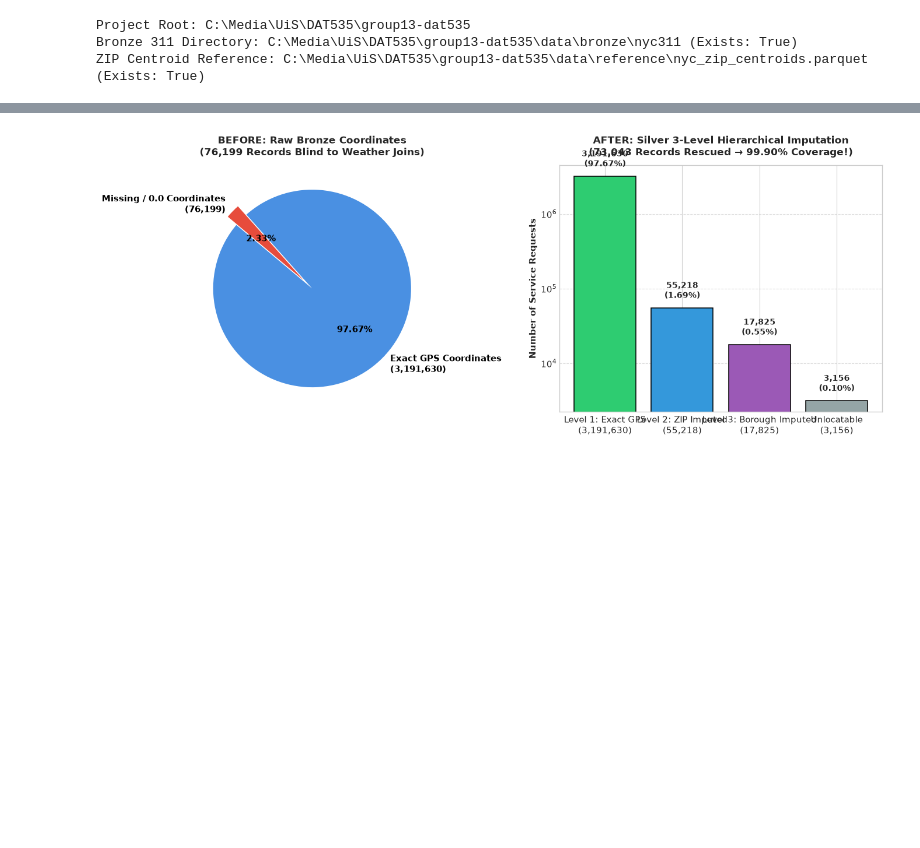
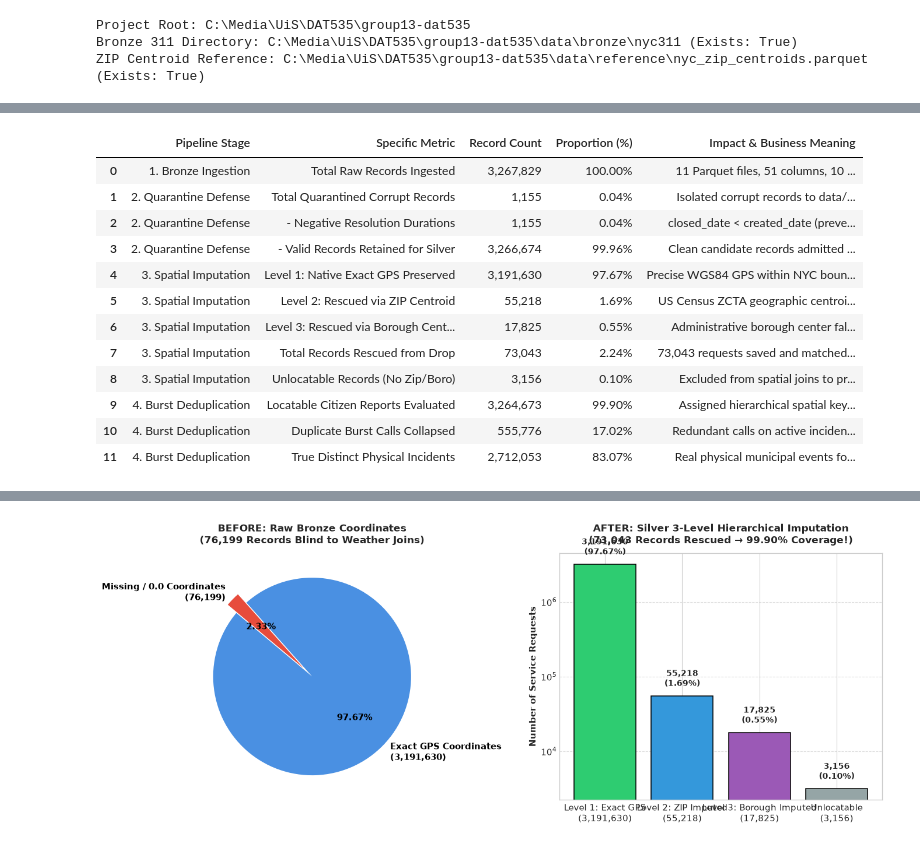
Before and after one commit to GabIsr/group13-dat535, a Jupyter notebook: notebooks/18_medallion_quality_and_transformation_summary.ipynb, the cells around one changed output, grey strips where cells are left out. Cells and saved outputs as stored; diff of their text form; code cells hidden in the pictures; blank space fills up the shorter version.

```diff
--- a/notebooks/18_medallion_quality_and_transformation_summary.ipynb
+++ b/notebooks/18_medallion_quality_and_transformation_summary.ipynb
@@ -141,2 +151,34 @@ Loaded 3,267,829 records across 9 columns in 0.39s
+# %%
+summary_data = [
+    ("1. Bronze Ingestion", "Total Raw Records Ingested", f"{total_bronze_rows:,}", "100.00%", f"{bronze_files_count} Parquet files, 51 columns, 10 contiguous months"),
+    ("2. Quarantine Defense", "Total Quarantined Corrupt Records", f"{total_quarantined:,}", f"{total_quarantined/total_bronze_rows*100:.2f}%", "Isolated corrupt records to data/quarantine"),
+    ("2. Quarantine Defense", " - Negative Resolution Durations", f"{neg_duration.sum():,}", f"{neg_duration.sum()/total_bronze_rows*100:.2f}%", "closed_date < created_date (prevents SLA distortion)"),
+    ("2. Quarantine Defense", " - Valid Records Retained for Silver", f"{valid_candidates:,}", f"{valid_candidates/total_bronze_rows*100:.2f}%", "Clean candidate records admitted to Silver pipeline"),
+    ("3. Spatial Imputation", "Level 1: Native Exact GPS Preserved", f"{lvl1_gps:,}", f"{lvl1_gps/total_bronze_rows*100:.2f}%", "Precise WGS84 GPS within NYC bounding box"),
+    ("3. Spatial Imputation", "Level 2: Rescued via ZIP Centroid", f"{lvl2_zip:,}", f"{lvl2_zip/total_bronze_rows*100:.2f}%", "US Census ZCTA geographic centroids imputed"),
+    ("3. Spatial Imputation", "Level 3: Rescued via Borough Centroid", f"{lvl3_boro:,}", f"{lvl3_boro/total_bronze_rows*100:.2f}%", "Administrative borough center fallback imputed"),
+    ("3. Spatial Imputation", "Total Records Rescued from Drop", f"{total_spatial_rescued:,}", f"{total_spatial_rescued/total_bronze_rows*100:.2f}%", f"{total_spatial_rescued:,} requests saved and matched to Weather Grid!"),
+    ("3. Spatial Imputation", "Unlocatable Records (No Zip/Boro)", f"{unlocatable:,}", f"{unlocatable/total_bronze_rows*100:.2f}%", "Excluded from spatial joins to prevent Cartesian skew"),
+    ("4. Burst Deduplication", "Locatable Citizen Reports Evaluated", f"{total_locatable:,}", f"{total_locatable/total_bronze_rows*100:.2f}%", "Assigned hierarchical spatial keys & timestamps"),
+    ("4. Burst Deduplication", "Duplicate Burst Calls Collapsed", f"{total_duplicates:,}", f"{burst_collapse_rate:.2f}%", "Redundant calls on active incidents collapsed (Ticket #1 retained)"),
+    ("4. Burst Deduplication", "True Distinct Physical Incidents", f"{total_incidents:,}", f"{total_incidents/total_locatable*100:.2f}%", "Real physical municipal events for SLA & resource dispatch"),
+]
+
+df_master_summary = pd.DataFrame(summary_data, columns=["Pipeline Stage", "Specific Metric", "Record Count", "Proportion (%)", "Impact & Business Meaning"])
+display(df_master_summary)
+# %% [output]
+|  | Pipeline Stage | Specific Metric | Record Count | Proportion (%) | Impact & Business Meaning |
+| 0 | 1. Bronze Ingestion | Total Raw Records Ingested | 3,267,829 | 100.00% | 11 Parquet files, 51 columns, 10 ... |
+| 1 | 2. Quarantine Defense | Total Quarantined Corrupt Records | 1,155 | 0.04% | Isolated corrupt records to data/... |
+| 2 | 2. Quarantine Defense | - Negative Resolution Durations | 1,155 | 0.04% | closed_date < created_date (preve... |
+| 3 | 2. Quarantine Defense | - Valid Records Retained for Silver | 3,266,674 | 99.96% | Clean candidate records admitted ... |
+| 4 | 3. Spatial Imputation | Level 1: Native Exact GPS Preserved | 3,191,630 | 97.67% | Precise WGS84 GPS within NYC boun... |
+| 5 | 3. Spatial Imputation | Level 2: Rescued via ZIP Centroid | 55,218 | 1.69% | US Census ZCTA geographic centroi... |
+| 6 | 3. Spatial Imputation | Level 3: Rescued via Borough Cent... | 17,825 | 0.55% | Administrative borough center fal... |
+| 7 | 3. Spatial Imputation | Total Records Rescued from Drop | 73,043 | 2.24% | 73,043 requests saved and matched... |
+| 8 | 3. Spatial Imputation | Unlocatable Records (No Zip/Boro) | 3,156 | 0.10% | Excluded from spatial joins to pr... |
+| 9 | 4. Burst Deduplication | Locatable Citizen Reports Evaluated | 3,264,673 | 99.90% | Assigned hierarchical spatial key... |
+| 10 | 4. Burst Deduplication | Duplicate Burst Calls Collapsed | 555,776 | 17.02% | Redundant calls on active inciden... |
+| 11 | 4. Burst Deduplication | True Distinct Physical Incidents | 2,712,053 | 83.07% | Real physical municipal events fo... |
 # %% [markdown]
 ---
```
Also changed, not shown: parts of 21 cells of this notebook.
